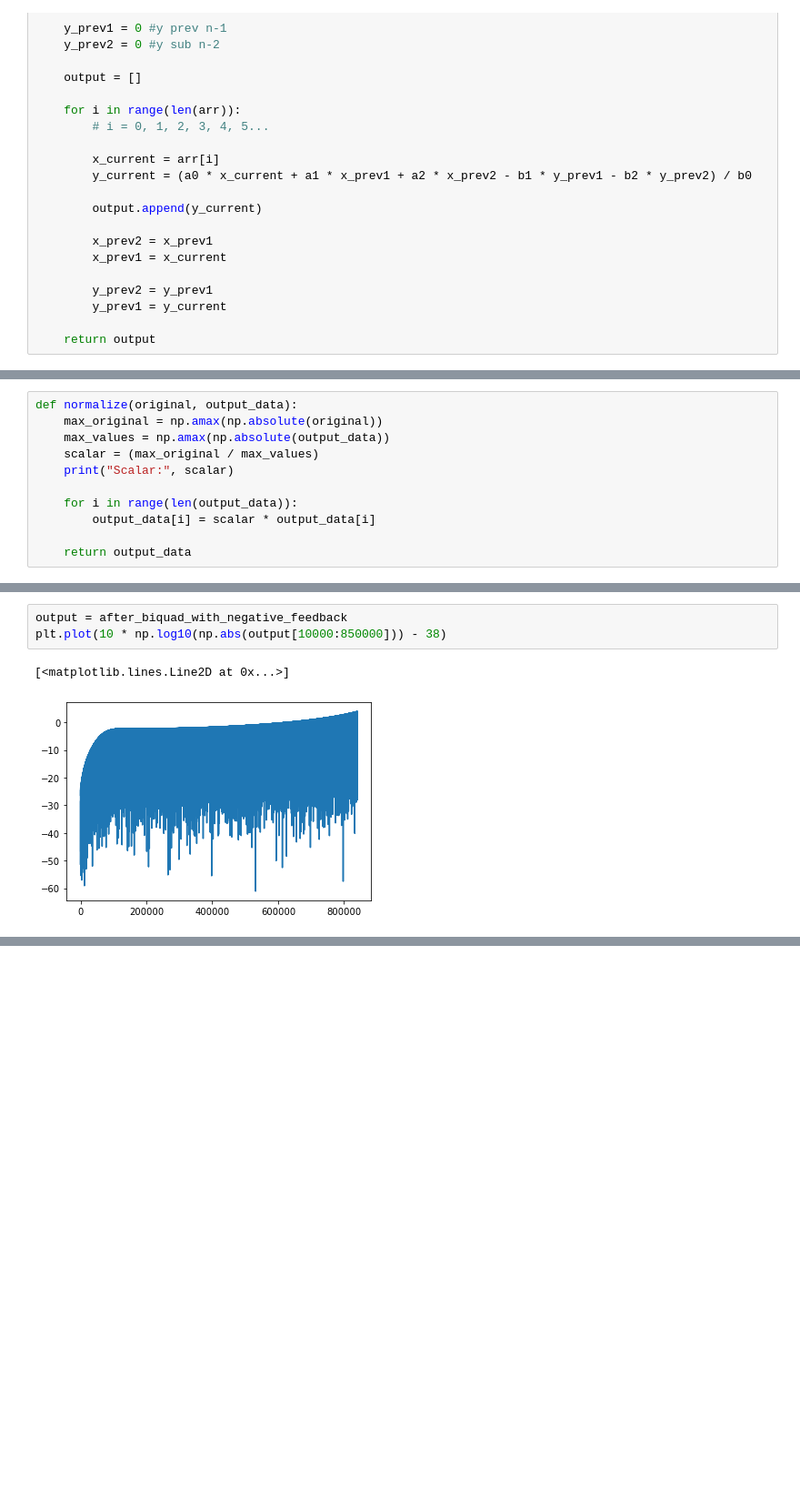
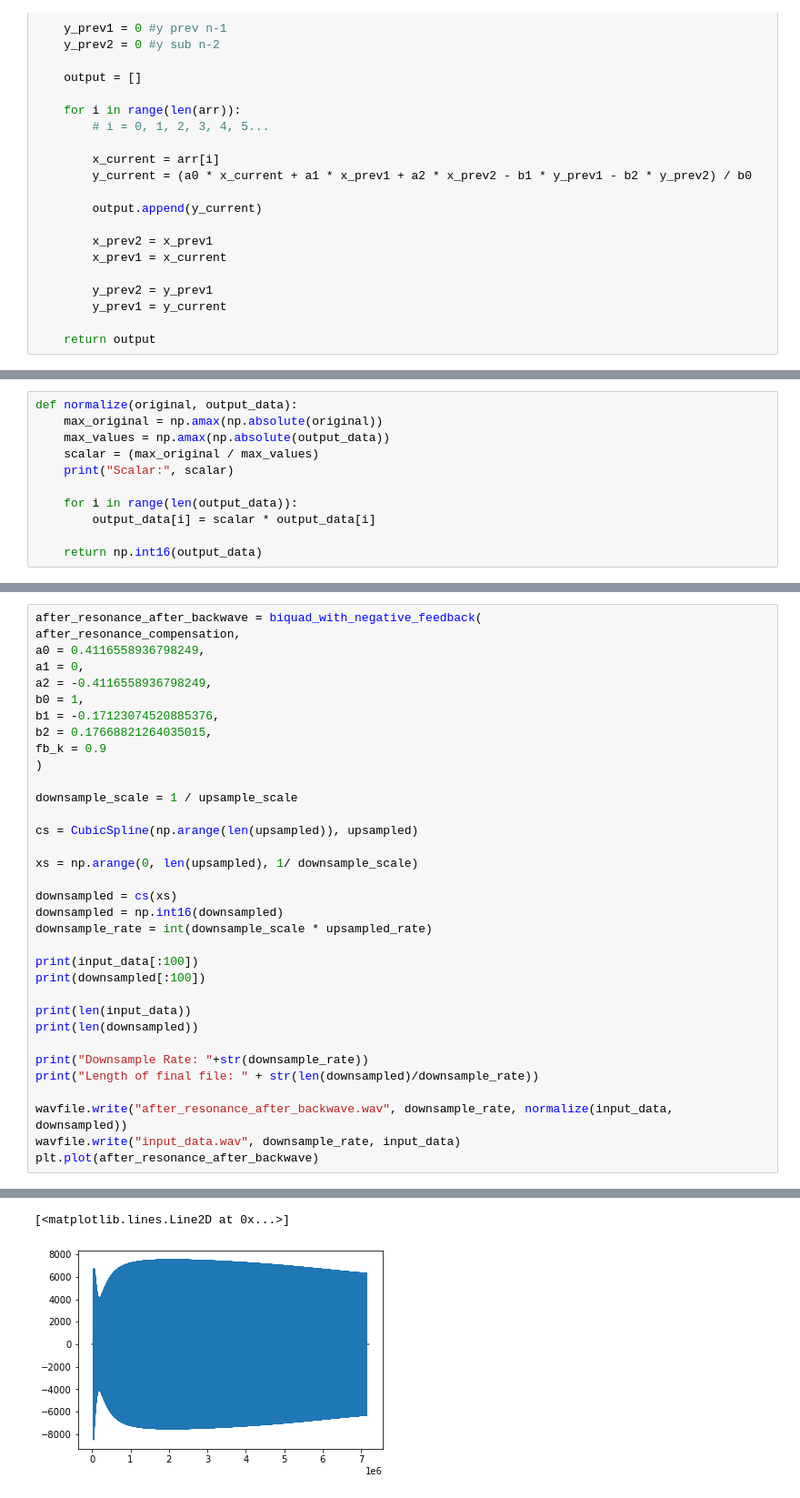
Before and after one commit to phultquist/qbox, a Jupyter notebook: biquad/BiQuad Filter.ipynb, the cells around one changed output, grey strips where cells are left out. Shown: that part at 91% size. Cells and saved outputs as stored; diff of their text form; blank space fills up the shorter version.

```diff
--- a/biquad/BiQuad Filter.ipynb
+++ b/biquad/BiQuad Filter.ipynb
@@ -58,5 +77,5 @@ def normalize(original, output_data):
     for i in range(len(output_data)):
         output_data[i] = scalar * output_data[i]
 
-    return output_data
+    return np.int16(output_data)
 # %%
@@ -114,6 +134,35 @@ plt.plot(after_biquad_with_negative_feedback)
-# %%
-output = after_biquad_with_negative_feedback
-plt.plot(10 * np.log10(np.abs(output[10000:850000])) - 38)
-# %% [output]
-[<matplotlib.lines.Line2D at 0x...>]
-[figure, removed]
+# %%
+after_resonance_after_backwave = biquad_with_negative_feedback(
+after_resonance_compensation,
+a0 = 0.4116558936798249,
+a1 = 0,
+a2 = -0.4116558936798249,
+b0 = 1,
+b1 = -0.17123074520885376,
+b2 = 0.17668821264035015,
+fb_k = 0.9
+)
+
+downsample_scale = 1 / upsample_scale
+
+cs = CubicSpline(np.arange(len(upsampled)), upsampled)
+
+xs = np.arange(0, len(upsampled), 1/ downsample_scale)
+
+downsampled = cs(xs)
+downsampled = np.int16(downsampled)
+downsample_rate = int(downsample_scale * upsampled_rate)
+
+print(input_data[:100])
+print(downsampled[:100])
+
+print(len(input_data))
+print(len(downsampled))
+
+print("Downsample Rate: "+str(downsample_rate))
+print("Length of final file: " + str(len(downsampled)/downsample_rate))
+
+wavfile.write("after_resonance_after_backwave.wav", downsample_rate, normalize(input_data, downsampled))
+wavfile.write("input_data.wav", downsample_rate, input_data)
+plt.plot(after_resonance_after_backwave)
+# %% [output]
@@ -119,0 +184,2 @@ plt.plot(10 * np.log10(np.abs(output[10000:850000])) - 38)
+[<matplotlib.lines.Line2D at 0x...>]
+[figure, added]
```
Also changed, not shown: parts of 10 cells of this notebook, 5 other files.
